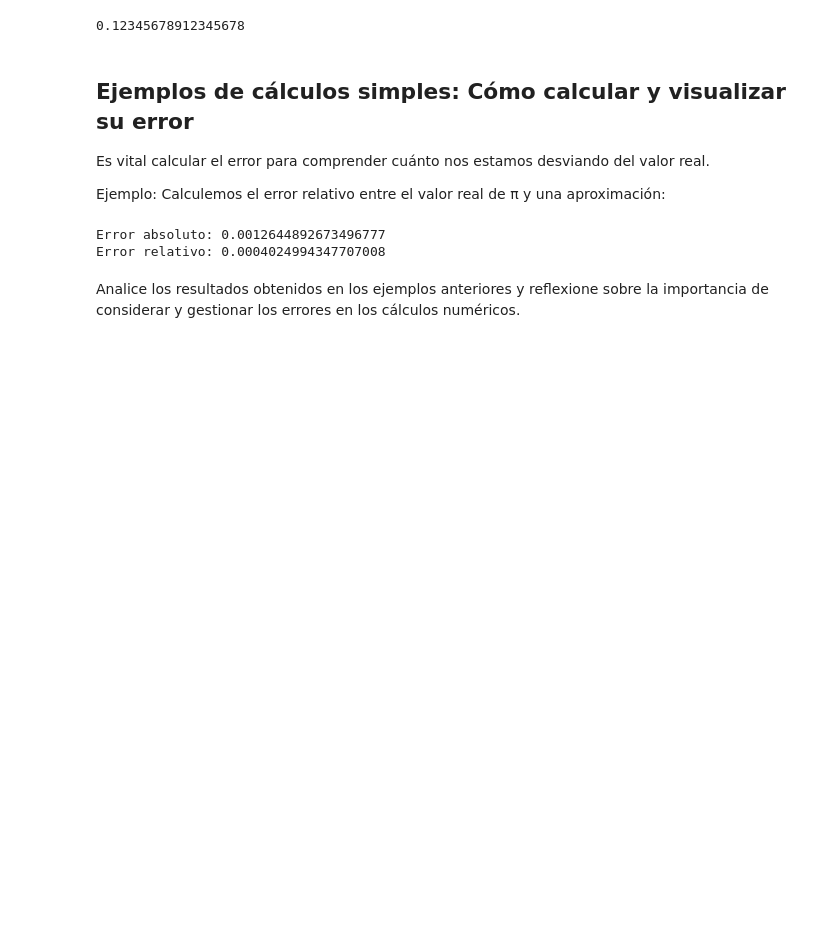
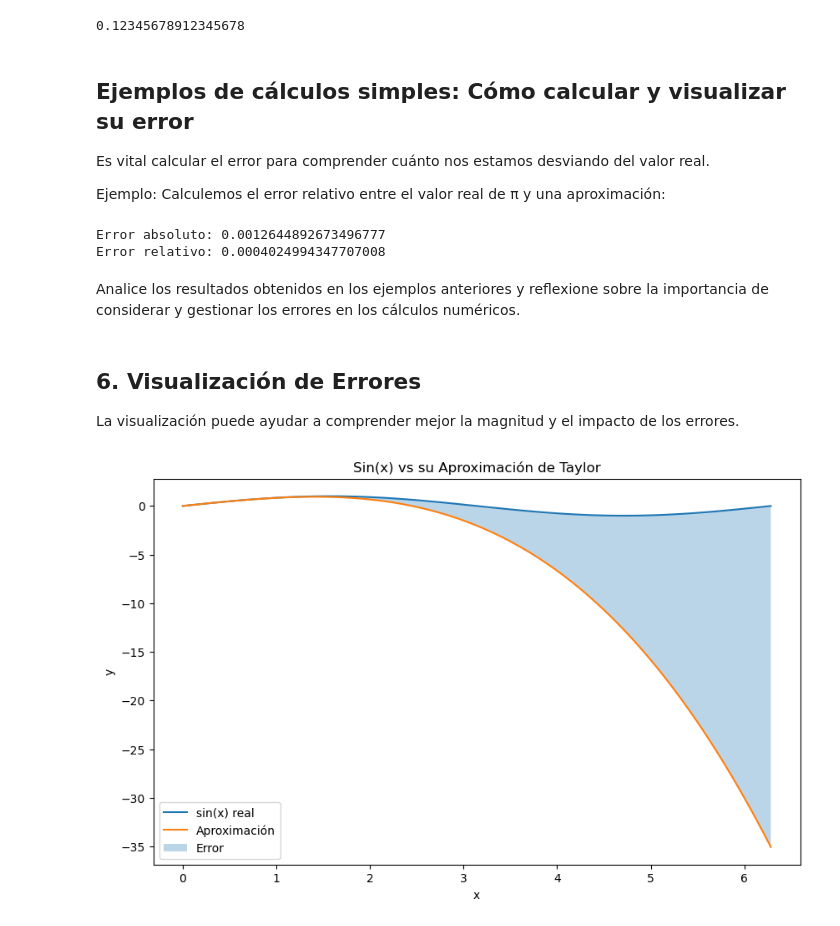
Before and after one commit to cpatagon/Python_Numerico, a Jupyter notebook: clases/02_intro_metodos_numericos/02_07_Estimación_Errores.ipynb, the cells around one changed output. Saved outputs shown, nothing was run; the diff lists cells and outputs as text; code cells hidden in the pictures; blank space fills up the shorter version.

```diff
--- a/clases/02_intro_metodos_numericos/02_07_Estimación_Errores.ipynb
+++ b/clases/02_intro_metodos_numericos/02_07_Estimación_Errores.ipynb
@@ -60,3 +66,25 @@ Error absoluto: 0.0012644892673496777
 Error relativo: 0.0004024994347707008
 # %% [markdown]
 Analice los resultados obtenidos en los ejemplos anteriores y reflexione sobre la importancia de considerar y gestionar los errores en los cálculos numéricos.
+# %% [markdown]
+## 6. Visualización de Errores
+
+La visualización puede ayudar a comprender mejor la magnitud y el impacto de los errores.
+# %%
+import matplotlib.pyplot as plt
+
+x = np.linspace(0, 2*np.pi, 100)
+y_real = np.sin(x)
+y_aprox = x - (x**3)/6  # Aproximación de Taylor de tercer orden
+
+plt.figure(figsize=(10, 6))
+plt.plot(x, y_real, label='sin(x) real')
+plt.plot(x, y_aprox, label='Aproximación')
+plt.fill_between(x, y_real, y_aprox, alpha=0.3, label='Error')
+plt.legend()
+plt.title('Sin(x) vs su Aproximación de Taylor')
+plt.xlabel('x')
+plt.ylabel('y')
+plt.show()
+# %% [output]
+[figure, added]
```
Also changed, not shown: parts of 12 cells of this notebook, 3 other files.
